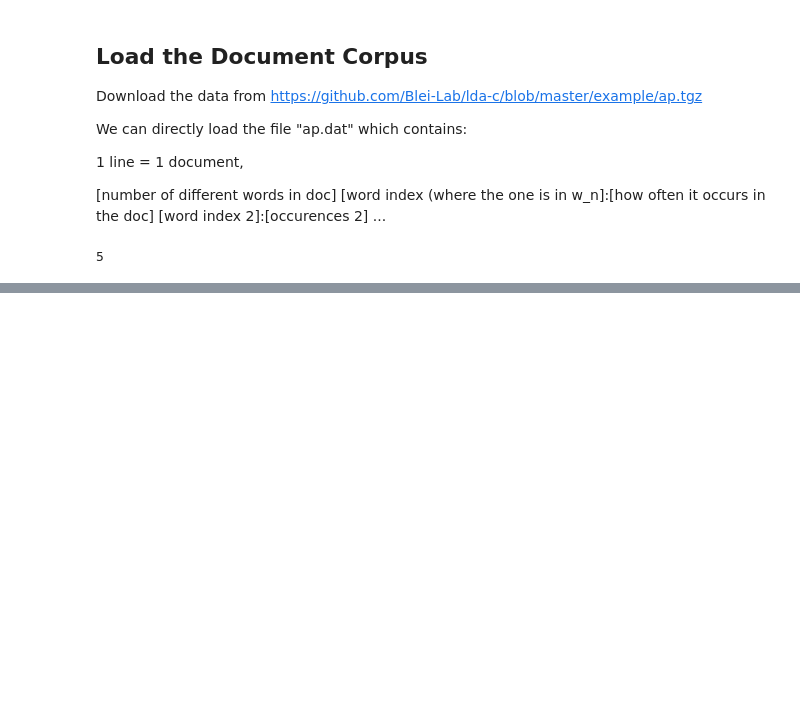
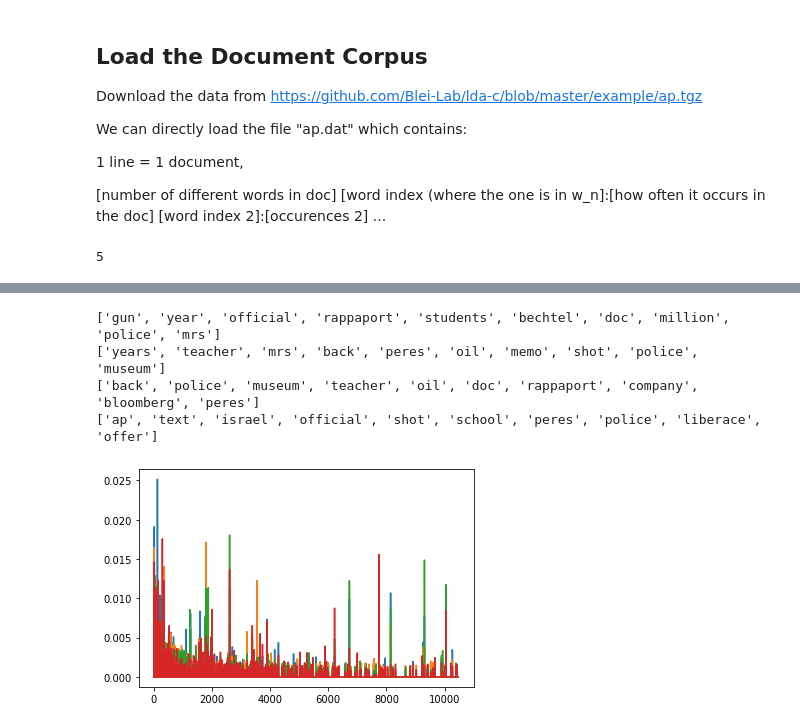
Before and after one commit to PeterSteiglechner/AdvML, a Jupyter notebook: Untitled.ipynb, the cells around one changed output, grey strips where cells are left out. Saved outputs shown, nothing was run; the diff lists cells and outputs as text; code cells hidden in the pictures; blank space fills up the shorter version.

```diff
--- a/Untitled.ipynb
+++ b/Untitled.ipynb
@@ -92,8 +92,8 @@ def initialize_parameters(documents, vocabulary, k):
     V = len(vocabulary)
 
     # Initialize alpha
-    alpha = np.ones([M,k]) * 50/k # for every document, for every topic
-
+    # alpha = np.ones([M,k]) * 50/k # for every document, for every topic
+    alpha = np.ones(k)*50/k
     # Initialize beta
     beta = np.zeros([k,V]) # for every topic, for every word in the vocabulary
     for i in range(k):
@@ -109,7 +109,7 @@ def initialize_parameters(documents, vocabulary, k):
         phi.append(np.ones([N,k]) * 1/float(k)) # uniform over topics
 
         for i in range(k):
-            gamma[m][i] = alpha[m][i] + N/float(k)
+            gamma[m][i] = alpha[i] + N/float(k)
         m += 1 # WHYYYYYYY?
 
     return alpha, beta, gamma, phi
@@ -304,7 +270,7 @@ def E_step(phi, gamma, alpha, beta, documents, vocabulary, k):
         # words = np.array(documents[m])
         # N = len(words)
 
-        phi[m], gamma[m], likelihood = update_phi_gamma(k, phi[m], gamma[m], alpha[m], beta, doc, vocabulary)
+        phi[m], gamma[m], likelihood = update_phi_gamma(k, phi[m], gamma[m], alpha, beta, doc, vocabulary)
 
     return phi, gamma, likelihood
 # %%
@@ -371,3 +335,3 @@ array([[ 83.13732506, 116.01702288,  29.64495564,  36.20069642],
 # %%
-alpha, beta = M_step(phi, gamma, alpha_init[0], corpus, vocabulary, k)
+alpha, beta = M_step(phi, gamma, alpha_init, corpus, vocabulary, k)
 # %% [output]
@@ -401,0 +368,12 @@ array([[8.30766912e-76, 8.30766912e-76, 8.30766912e-76, 8.30766912e-76],
+# %%
+for l in range(k):
+    beta_topic = beta[l,:]
+    beta_topic_top4 = np.argsort(beta_topic)[-10:]
+    plt.plot(beta_topic)
+    print([w for w in np.array(vocabulary)[beta_topic_top4][:]])
+# %% [output]
+['gun', 'year', 'official', 'rappaport', 'students', 'bechtel', 'doc', 'million', 'police', 'mrs']
+['years', 'teacher', 'mrs', 'back', 'peres', 'oil', 'memo', 'shot', 'police', 'museum']
+['back', 'police', 'museum', 'teacher', 'oil', 'doc', 'rappaport', 'company', 'bloomberg', 'peres']
+['ap', 'text', 'israel', 'official', 'shot', 'school', 'peres', 'police', 'liberace', 'offer']
+[figure, added]
```
Also changed, not shown: parts of 7 cells of this notebook.
